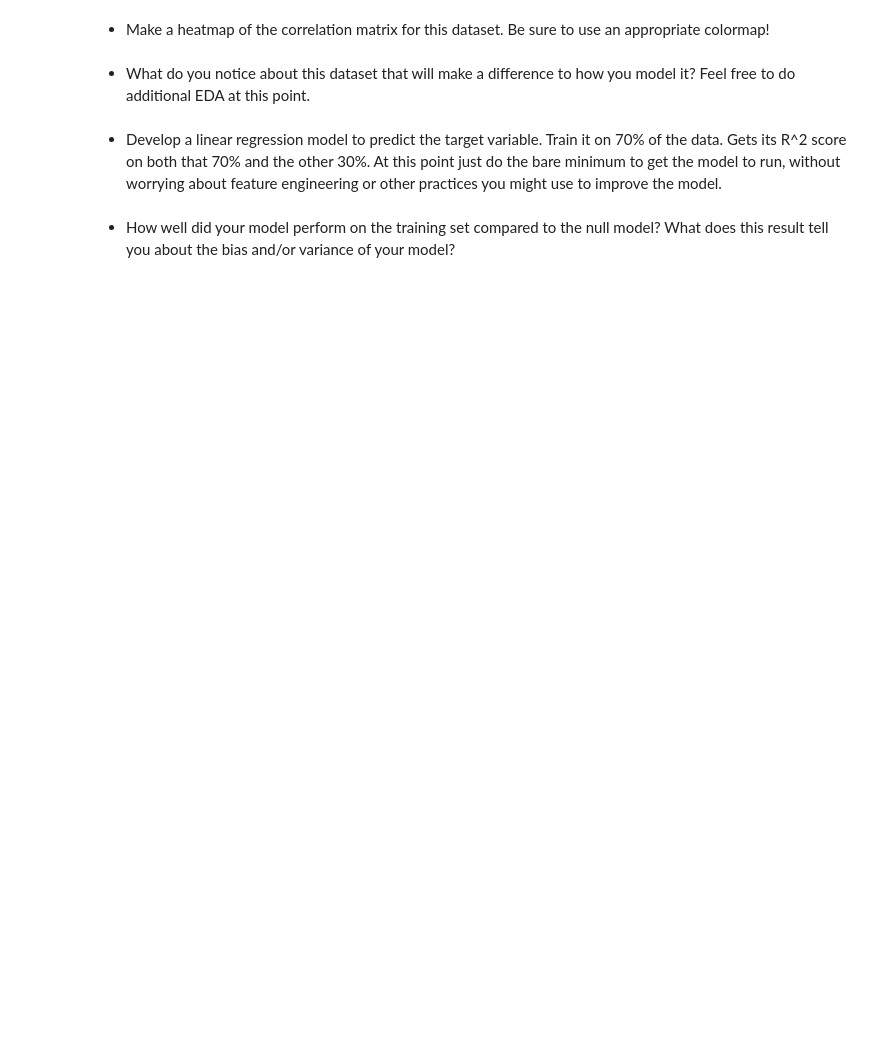
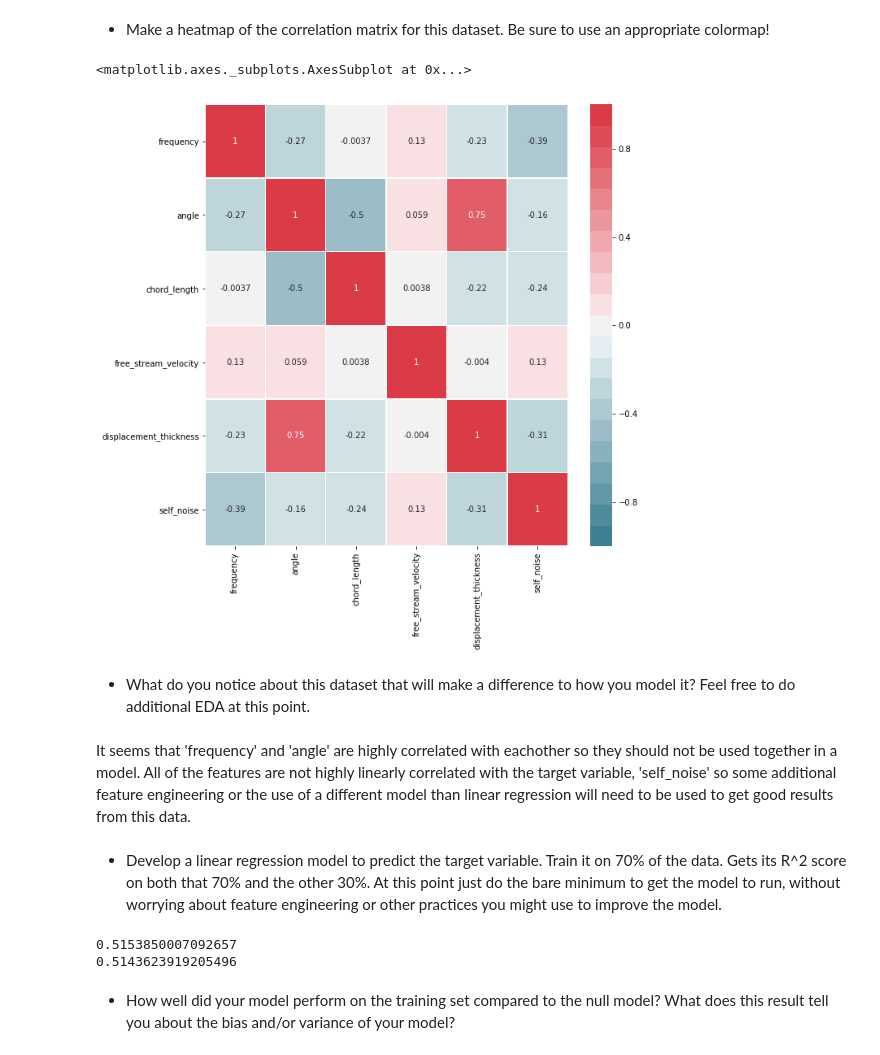
Before and after one commit to lpiscit2/luke_piscitelli_unit3, a Jupyter notebook: unit3_project.ipynb, the cells around one changed output. Drawn from its saved outputs; the diff is of its cells as text; code cells hidden in the pictures; blank space fills up the shorter version.

```diff
--- a/unit3_project.ipynb
+++ b/unit3_project.ipynb
@@ -46,8 +126,43 @@ noise = pd.read_csv(
 # %% [markdown]
 - Make a heatmap of the correlation matrix for this dataset. Be sure to use an appropriate colormap!
+# %%
+import seaborn as sns
+fig, ax = plt.subplots(figsize=(10,10))
+sns.heatmap(noise.corr(), ax=ax, linewidths=.5, annot=True, vmin=-1, vmax=1, cmap=sns.diverging_palette(220, 10, n=21))
+# %% [output]
+<matplotlib.axes._subplots.AxesSubplot at 0x...>
+[figure, added]
 # %% [markdown]
 - What do you notice about this dataset that will make a difference to how you model it? Feel free to do additional EDA at this point.
+# %% [markdown]
+It seems that 'frequency' and 'angle' are highly correlated with eachother so they should not be used together in a model. All of the features are not highly linearly correlated with the target variable, 'self_noise' so some additional feature engineering or the use of a different model than linear regression will need to be used to get good results from this data.
 # %% [markdown]
 - Develop a linear regression model to predict the target variable. Train it on 70% of the data. Gets its R^2 score on both that 70% and the other 30%. At this point just do the bare minimum to get the model to run, without worrying about feature engineering or other practices you might use to improve the model.
+# %%
+from sklearn.model_selection import train_test_split
+from sklearn.linear_model import LinearRegression
+
+feat_var = ['frequency',
+           'angle',
+           'chord_length',
+           'free_stream_velocity',
+           'displacement_thickness',
+           ]
+target_var = ['self_noise']
+
+X = noise.loc[:, feat_var]
+y = noise.loc[:, target_var]
+
+X_train, X_test, y_train, y_test = train_test_split(X, y, test_size=.3)
+
+lr = LinearRegression()
+
+lr.fit(X_train, y_train)
+
+print(lr.score(X_train, y_train))
+print(lr.score(X_test, y_test))
+# %% [output]
+0.5153850007092657
+0.5143623919205496
 # %% [markdown]
 - How well did your model perform on the training set compared to the null model? What does this result tell you about the bias and/or variance of your model?
```
Also changed, not shown: parts of 62 cells of this notebook.
